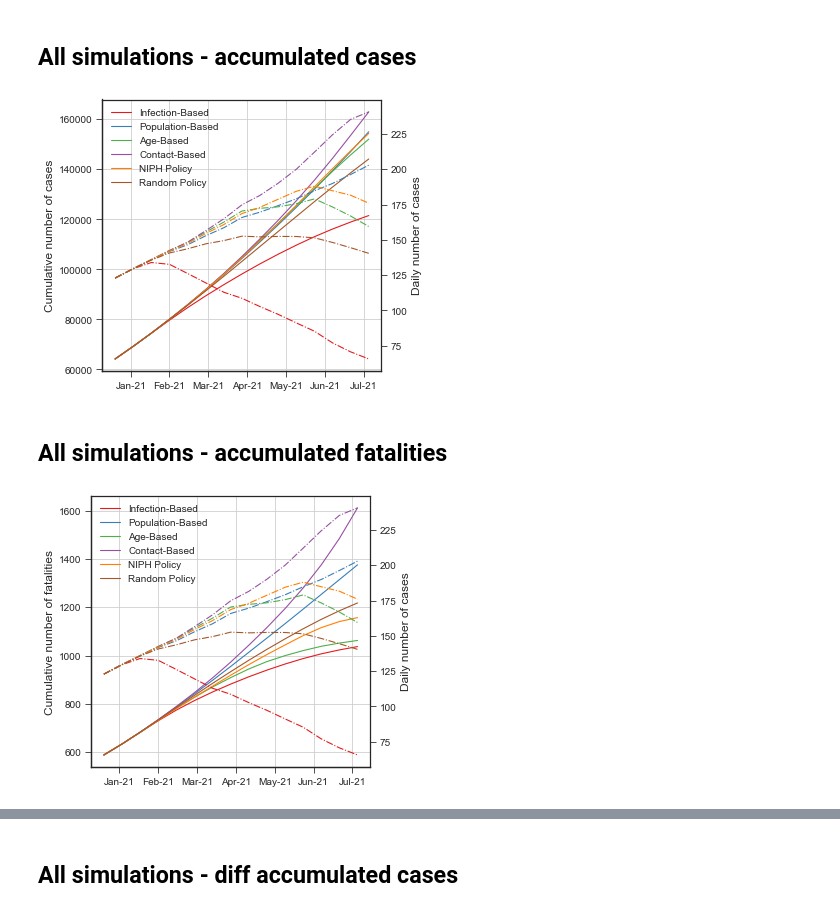
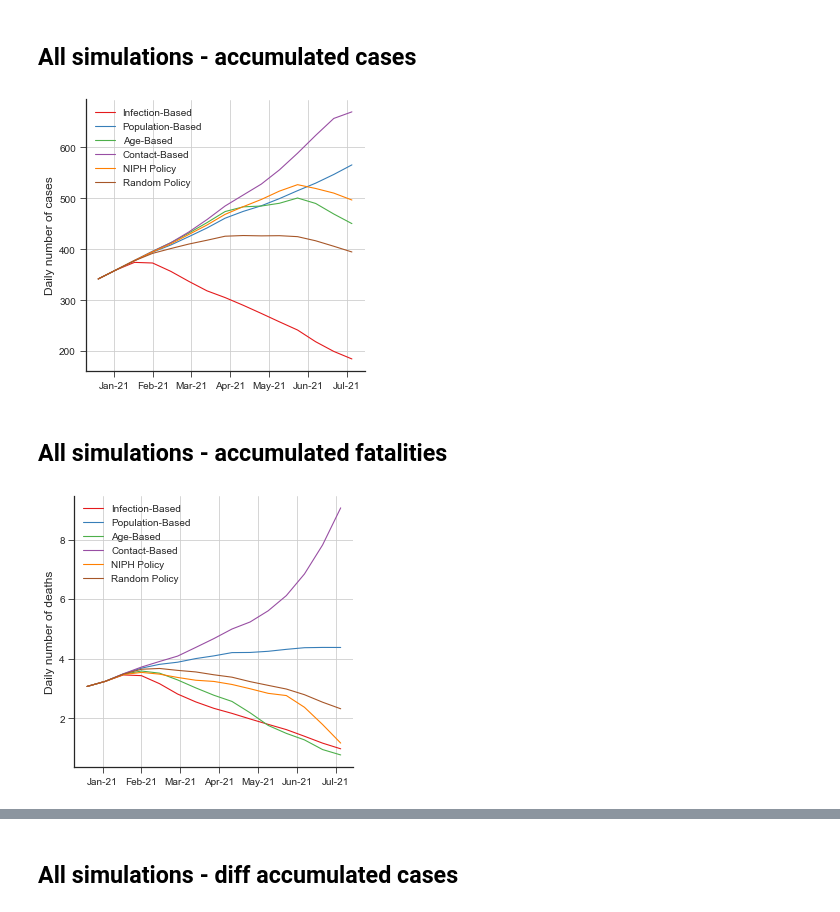
Before and after one commit to bendiknordeng/Epidemiologic-Strategies, a Jupyter notebook: notebooks/peder_computational_study.ipynb, the cells around one changed output, grey strips where cells are left out. Saved outputs shown, nothing was run; the diff lists cells and outputs as text; code cells hidden in the pictures.

```diff
--- a/notebooks/peder_computational_study.ipynb
+++ b/notebooks/peder_computational_study.ipynb
@@ -133,6 +133,7 @@ gdf = utils.generate_geopandas(population, paths.municipalities_geo)
 # 18: percentiles_age_groups_80
 # 19: percentiles_age_groups_70
 # 20: weekly_new_I
+# 21: weekly_new_I
 
 all_data = {}
 paths ={'Infection-Based'  : 'results/500_simulations_infection_based_2021_06_05_01_28_48',
@@ -160,8 +161,11 @@ for k, v in paths.items():
     all_data[k].append(calculate_cumulative_infected_percentiles(80, all_data[k][12], all_data[k][11]))
     all_data[k].append(calculate_cumulative_infected_percentiles(70, all_data[k][12], all_data[k][11]))
 
-    # I_weekly
-    all_data[k].append(np.mean(all_data[k][10].sum(axis=2), axis=0))
+    # new_I_weekly
+    all_data[k].append(np.mean(np.sum(all_data[k][11], axis=2), axis=0))
+
+    # new_D_weekly
+    all_data[k].append(np.mean(np.sum(all_data[k][12], axis=2), axis=0))
 
 all_policies = list(paths.keys())
 # %% [output]
@@ -599,41 +623,39 @@ plt.savefig('../plots/computational_study/norwegian_numbers_comparison_age/cases
 policies = all_policies
 dates = all_data[policy][14]
 colors = sns.color_palette('Set1')
 plt.style.use('seaborn-ticks')
 restrict_to_real_data_length = False
 max_weeks_real_data = int(62/2)
 start_week = int(44/2)
 
 i = 0
 fig, ax = plt.subplots(1, figsize=(5,5))
-ax2 = ax.twinx()
 for policy in policies:
     if restrict_to_real_data_length:
-        ax.plot(dates[start_week:max_weeks_real_data], all_data[policy][17][3][start_week:max_weeks_real_data], lw=1.1, label=policy, color=colors[i])
-        ax2.plot(dates[start_week:max_weeks_real_data], all_data[policy][20][3][start_week:max_weeks_real_data]/14, lw=1.1, label=policy, color=colors[i])
+        #ax.plot(dates[start_week:max_weeks_real_data], all_data[policy][17][3][start_week:max_weeks_real_data], lw=1.1, label=policy, color=colors[i])
+        ax.plot(dates[start_week:max_weeks_real_data], all_data[policy][20][3][start_week:max_weeks_real_data]/14, lw=1.1, label=policy, color=colors[i])
     else:
-        ax.plot(dates[start_week:-1], all_data[policy][17][3][start_week:-1], lw=1.1, label=policy, color=colors[i])
-        ax2.plot(dates[start_week:-1], all_data[policy][20][start_week:-1]/14, lw=1.1, label=policy, color=colors[i], linestyle='dashdot')
+        #ax.plot(dates[start_week:-1], all_data[policy][17][3][start_week:-1], lw=1.1, label=policy, color=colors[i])
+        ax.plot(dates[start_week:-1], all_data[policy][20][start_week:-1]/14, lw=1.1, label=policy, color=colors[i])
     if i == 4:
         i += 1
     i += 1
 
 ax.legend(loc='upper left')
-ax.set_ylabel('Cumulative number of cases', size=12)
-ax2.set_ylabel('Daily number of cases', size=12)
+ax.set_ylabel('Daily number of cases', size=12)
 
 # Format the date into months & days
 plt.gca().xaxis.set_major_formatter(mdates.DateFormatter('%b-%y'))
 # Change the tick interval
 plt.gca().xaxis.set_major_locator(mdates.DayLocator(interval=30))
 # Puts x-axis labels on an angle
 plt.gca().xaxis.set_tick_params(rotation =0)
 ax.spines['right'].set_visible(False)
 ax.spines['top'].set_visible(False)
 ax.grid()
 fig.savefig("../plots/computational_study/policy_comparison/mean_cases.png", bbox_inches='tight', dpi=150)
 # %% [output]
-[figure, old version]
+[figure, new version]
 # %% [markdown]
 ## All simulations - accumulated fatalities
 # %%
@@ -647,21 +669,19 @@ start_week = int(44/2)
 
 i = 0
 fig, ax = plt.subplots(1, figsize=(5,5))
-ax2 = ax.twinx()
 for policy in policies:
     if restrict_to_real_data_length:
-        ax.plot(dates[start_week:max_weeks_real_data], all_data[policy][17][0][start_week:max_weeks_real_data], lw=1.1, label=policy, color=colors[i])
-        ax2.plot(dates[start_week:max_weeks_real_data], all_data[policy][20][0][start_week:max_weeks_real_data]/14, lw=1.1, label=policy, color=colors[i])
+        #ax.plot(dates[start_week:max_weeks_real_data], all_data[policy][17][3][start_week:max_weeks_real_data], lw=1.1, label=policy, color=colors[i])
+        ax.plot(dates[start_week:max_weeks_real_data], all_data[policy][21][0][start_week:max_weeks_real_data]/14, lw=1.1, label=policy, color=colors[i])
     else:
-        ax.plot(dates[start_week:-1], all_data[policy][17][0][start_week:-1], lw=1.1, label=policy, color=colors[i])
-        ax2.plot(dates[start_week:-1], all_data[policy][20][start_week:-1]/14, lw=1.1, label=policy, color=colors[i], linestyle='dashdot')
+        #ax.plot(dates[start_week:-1], all_data[policy][17][3][start_week:-1], lw=1.1, label=policy, color=colors[i])
+        ax.plot(dates[start_week:-1], all_data[policy][21][start_week:-1]/14, lw=1.1, label=policy, color=colors[i])
     if i == 4:
         i += 1
     i += 1
 
 ax.legend(loc='upper left')
-ax.set_ylabel('Cumulative number of fatalities', size=12)
-ax2.set_ylabel('Daily number of cases', size=12)
+ax.set_ylabel('Daily number of deaths', size=12)
 
 # Format the date into months & days
 plt.gca().xaxis.set_major_formatter(mdates.DateFormatter('%b-%y'))
@@ -674,4 +694,4 @@ ax.spines['top'].set_visible(False)
 ax.grid()
 fig.savefig("../plots/computational_study/policy_comparison/mean_fatalities.png", bbox_inches='tight', dpi=150)
 # %% [output]
-[figure, old version]
+[figure, new version]
```
Also changed, not shown: parts of 10 cells of this notebook.
